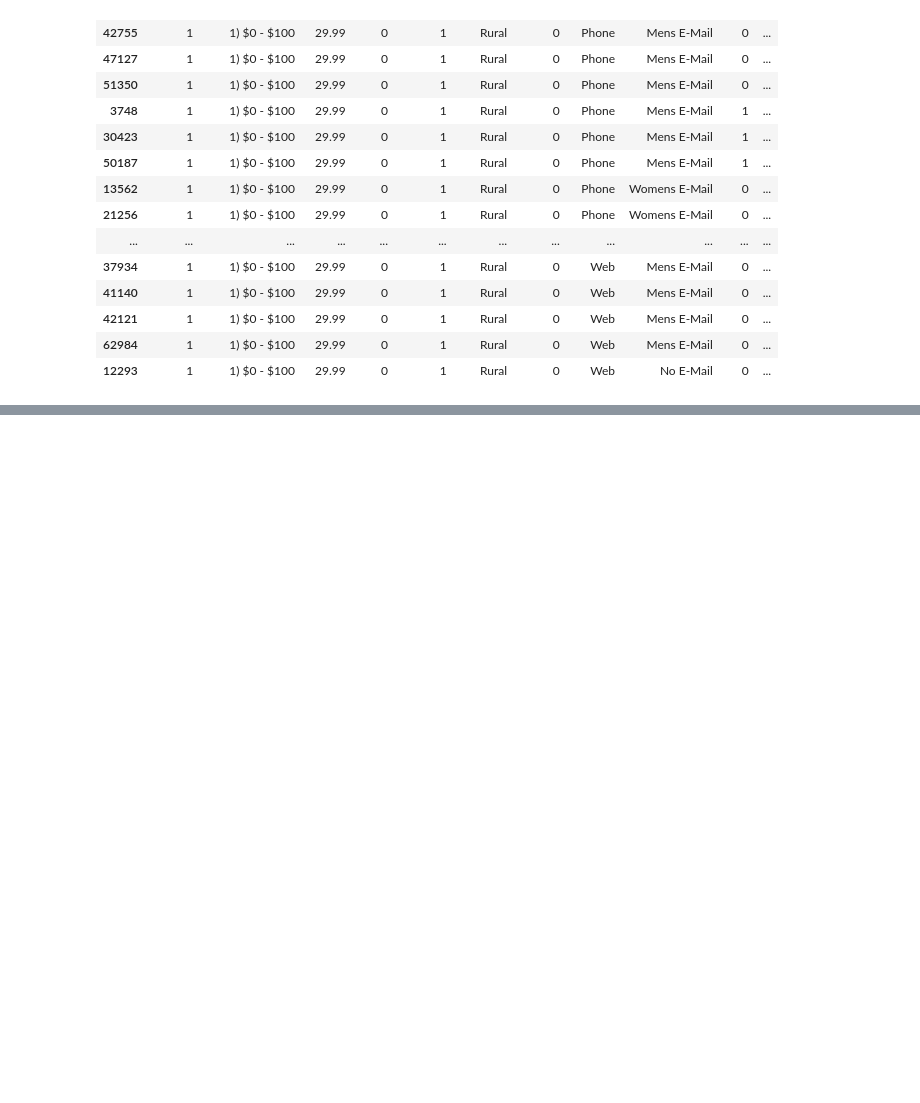
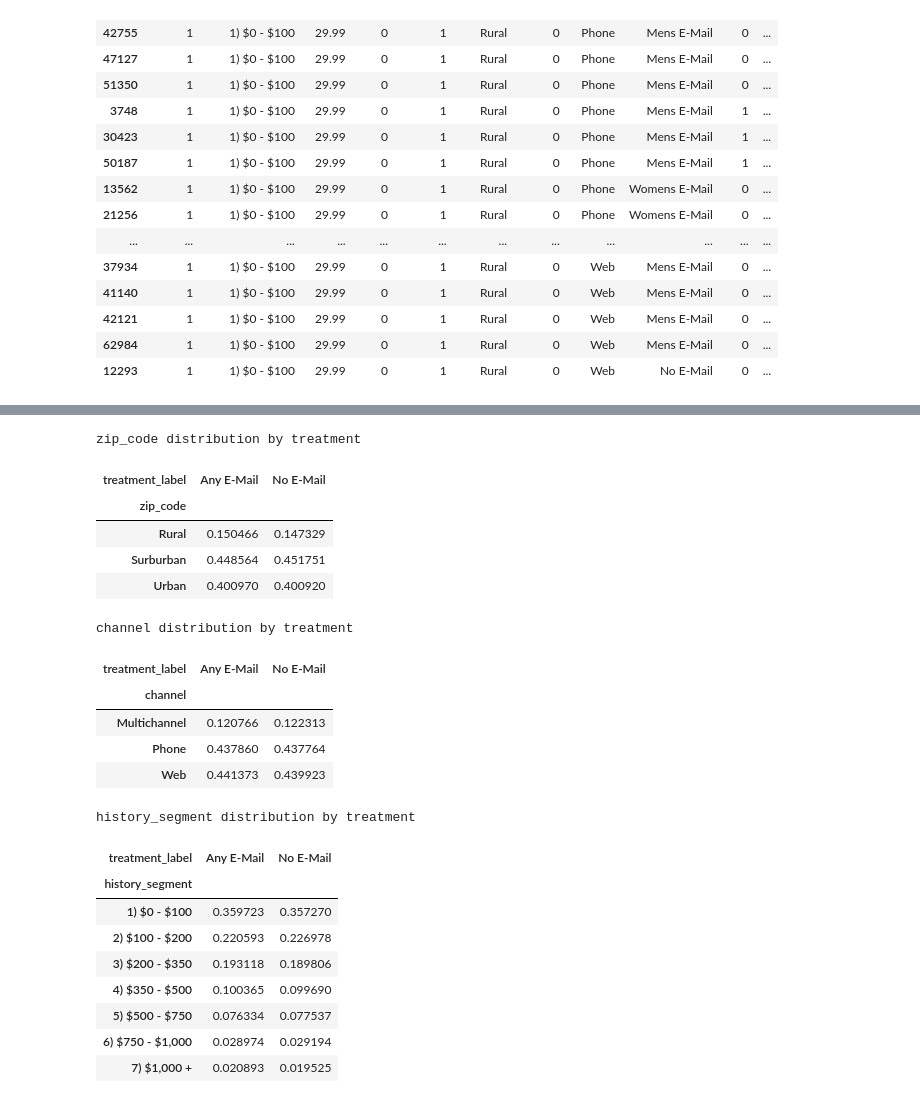
Before and after one commit to joshuaharasaki/cs7643-uplift-modeling, a Jupyter notebook: notebooks/01_eda.ipynb, the cells around one changed output, grey strips where cells are left out. Saved outputs shown, nothing was run; the diff lists cells and outputs as text; code cells hidden in the pictures; blank space fills up the shorter version.

```diff
--- a/notebooks/01_eda.ipynb
+++ b/notebooks/01_eda.ipynb
@@ -113,0 +244,27 @@ if duplicate_count > 0:
+# %%
+for col in ["zip_code", "channel", "history_segment"]:
+    print(f"\n{col} distribution by treatment")
+    display(pd.crosstab(df[col], df["treatment_label"], normalize="columns"))
+# %% [output]
+zip_code distribution by treatment
+| treatment_label | Any E-Mail | No E-Mail |
+| zip_code |  |  |
+| Rural | 0.150466 | 0.147329 |
+| Surburban | 0.448564 | 0.451751 |
+| Urban | 0.400970 | 0.400920 |
+channel distribution by treatment
+| treatment_label | Any E-Mail | No E-Mail |
+| channel |  |  |
+| Multichannel | 0.120766 | 0.122313 |
+| Phone | 0.437860 | 0.437764 |
+| Web | 0.441373 | 0.439923 |
+history_segment distribution by treatment
+| treatment_label | Any E-Mail | No E-Mail |
+| history_segment |  |  |
+| 1) $0 - $100 | 0.359723 | 0.357270 |
+| 2) $100 - $200 | 0.220593 | 0.226978 |
+| 3) $200 - $350 | 0.193118 | 0.189806 |
+| 4) $350 - $500 | 0.100365 | 0.099690 |
+| 5) $500 - $750 | 0.076334 | 0.077537 |
+| 6) $750 - $1,000 | 0.028974 | 0.029194 |
+| 7) $1,000 + | 0.020893 | 0.019525 |
```
Also changed, not shown: parts of 18 cells of this notebook.
